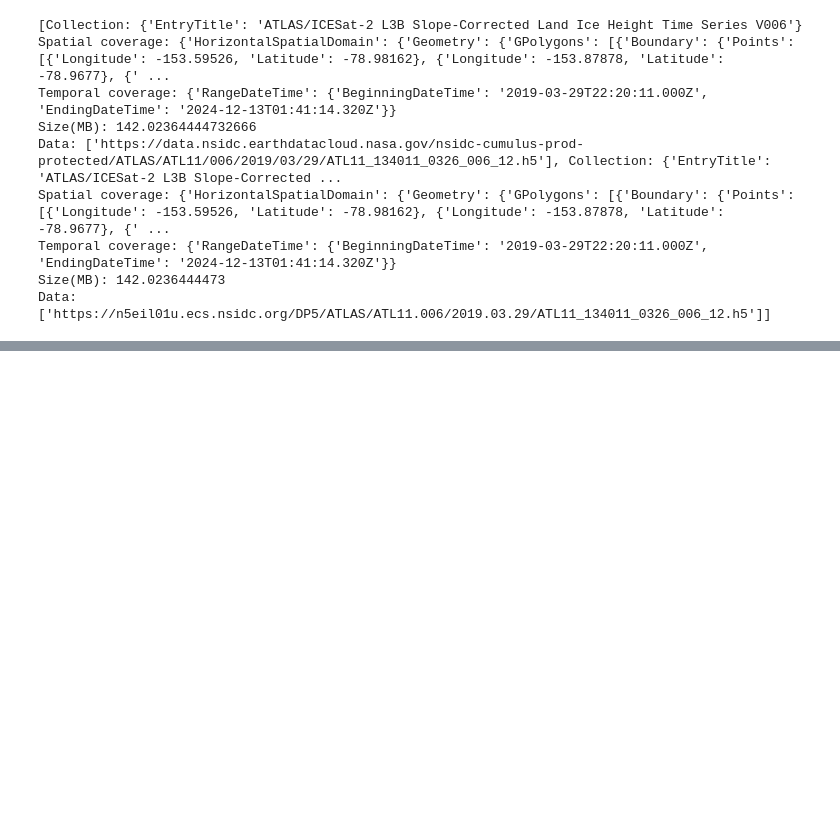
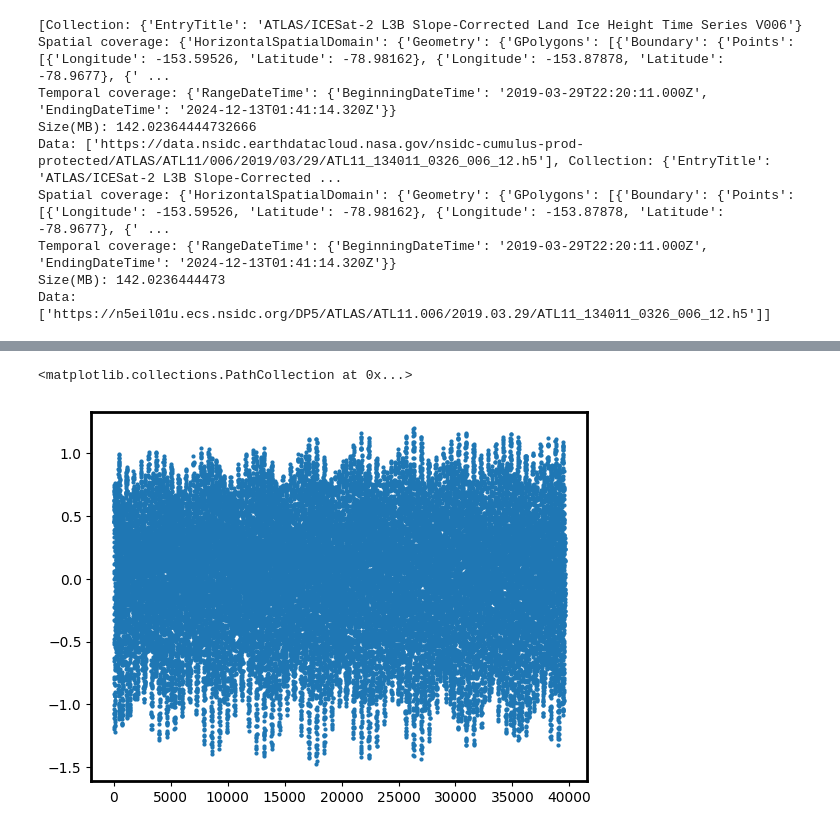
Before and after one commit to zsk4/harmonic-analysis, a Jupyter notebook: notebooks/ha.ipynb, the cells around one changed output, grey strips where cells are left out. Saved outputs shown, nothing was run; the diff lists cells and outputs as text; code cells hidden in the pictures; blank space fills up the shorter version.

```diff
--- a/notebooks/ha.ipynb
+++ b/notebooks/ha.ipynb
@@ -430,0 +481,17 @@ AttributeError: module 'Tides' has no attribute 'Tide'
+# %%
+# See if we can get the correct answer by sampling more often.
+
+# Hourly sampling between the first and last time
+tide_times = pd.date_range(
+    start=df["datetime"].iloc[0], end=df["datetime"].iloc[-1], freq="h"
+)
+
+gz05_lat = -84.2986
+gz05_lon = -164.5206
+
+tides = Tides.Tide(tide_mod, tide_dir)
+tide_results = tides.tidal_elevation(
+    [gz05_lon],
+    [gz05_lat],
+    tide_times,
+).data.T[0]
@@ -430,0 +513,10 @@ AttributeError: module 'Tides' has no attribute 'Tide'
+# %%
+# Convert tide_times to hours since first time
+plot_times = (tide_times - tide_times[0]).total_seconds() / SEC_IN_HR
+
+# Plot
+fig, ax = plt.subplots()
+ax.scatter(plot_times, tide_results / 100, s=4)
+# %% [output]
+<matplotlib.collections.PathCollection at 0x...>
+[figure, added]
```
Also changed, not shown: parts of 12 cells of this notebook, 3 other files.
